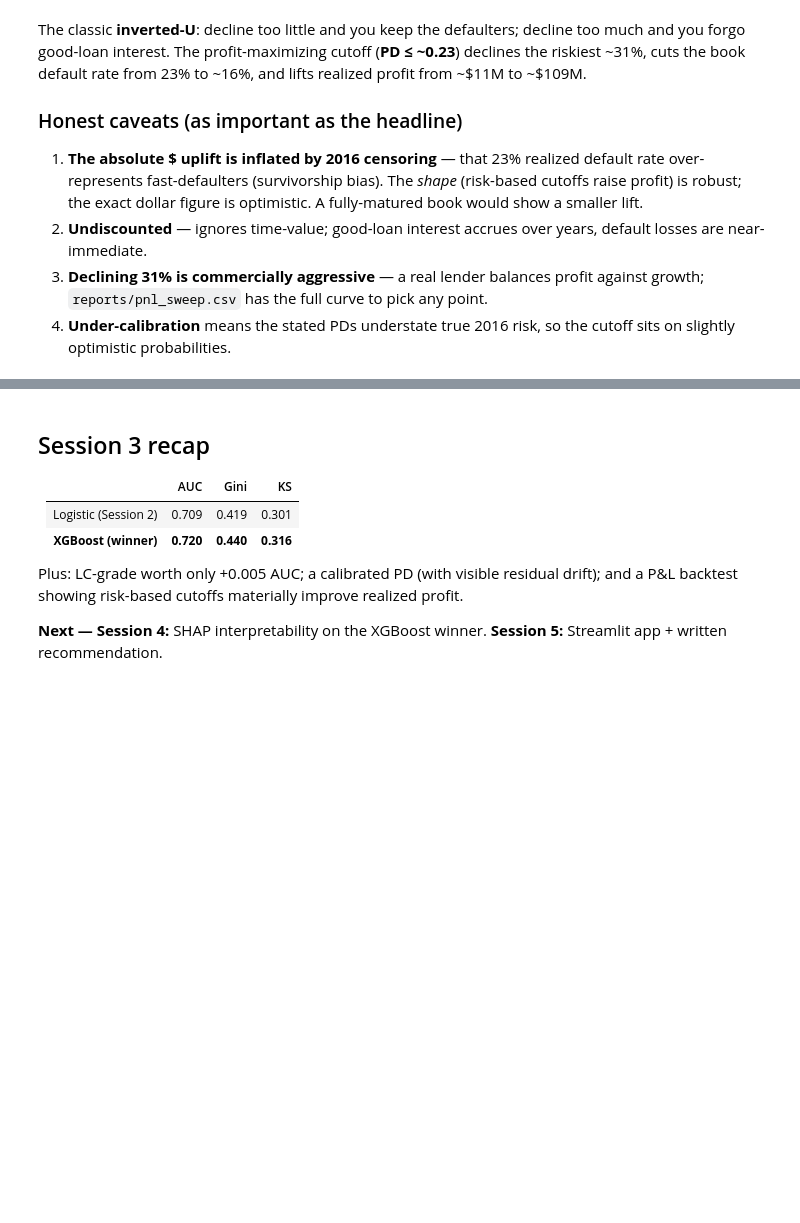
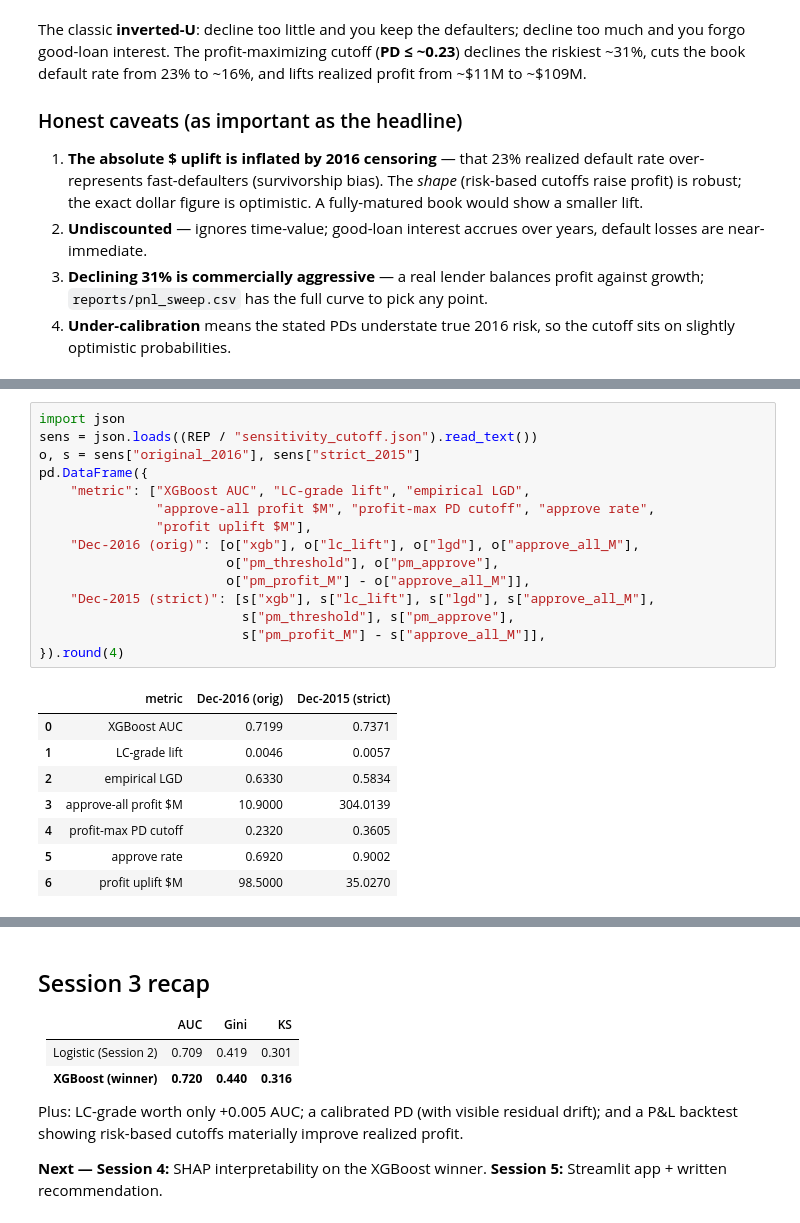
Before and after one commit to GFS418/Lending_Club_Credit_Risk_Model, a Jupyter notebook: notebooks/03_model_bakeoff.ipynb, the cells around one changed output, grey strips where cells are left out. Drawn from its saved outputs; the diff is of its cells as text; blank space fills up the shorter version.

```diff
--- a/notebooks/03_model_bakeoff.ipynb
+++ b/notebooks/03_model_bakeoff.ipynb
@@ -138,0 +148,24 @@ decline too much and you forgo good-loan interest. The profit-maximizing cutoff
+# %%
+import json
+sens = json.loads((REP / "sensitivity_cutoff.json").read_text())
+o, s = sens["original_2016"], sens["strict_2015"]
+pd.DataFrame({
+    "metric": ["XGBoost AUC", "LC-grade lift", "empirical LGD",
+               "approve-all profit $M", "profit-max PD cutoff", "approve rate",
+               "profit uplift $M"],
+    "Dec-2016 (orig)": [o["xgb"], o["lc_lift"], o["lgd"], o["approve_all_M"],
+                        o["pm_threshold"], o["pm_approve"],
+                        o["pm_profit_M"] - o["approve_all_M"]],
+    "Dec-2015 (strict)": [s["xgb"], s["lc_lift"], s["lgd"], s["approve_all_M"],
+                          s["pm_threshold"], s["pm_approve"],
+                          s["pm_profit_M"] - s["approve_all_M"]],
+}).round(4)
+# %% [output]
+|  | metric | Dec-2016 (orig) | Dec-2015 (strict) |
+| 0 | XGBoost AUC | 0.7199 | 0.7371 |
+| 1 | LC-grade lift | 0.0046 | 0.0057 |
+| 2 | empirical LGD | 0.6330 | 0.5834 |
+| 3 | approve-all profit $M | 10.9000 | 304.0139 |
+| 4 | profit-max PD cutoff | 0.2320 | 0.3605 |
+| 5 | approve rate | 0.6920 | 0.9002 |
+| 6 | profit uplift $M | 98.5000 | 35.0270 |
```
Also changed, not shown: parts of 6 cells of this notebook, 10 other files.
